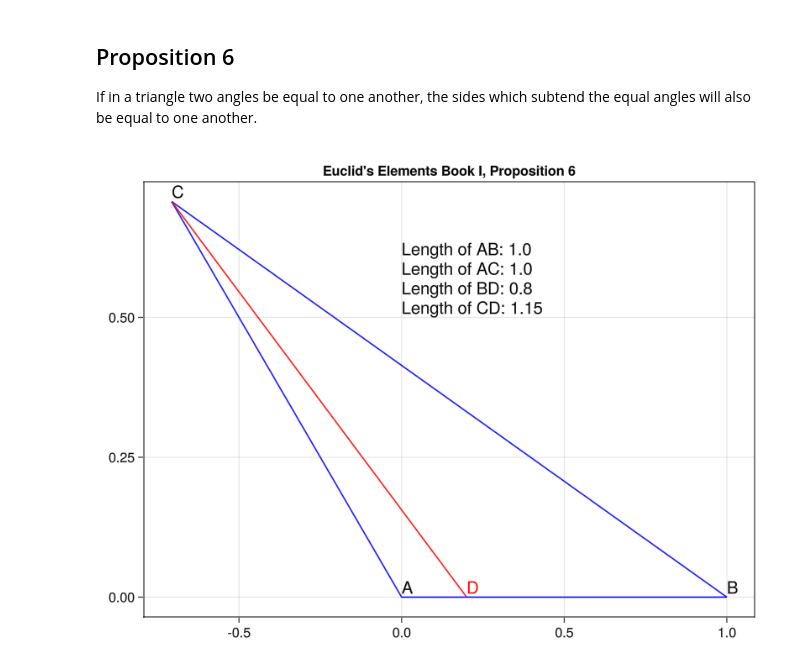
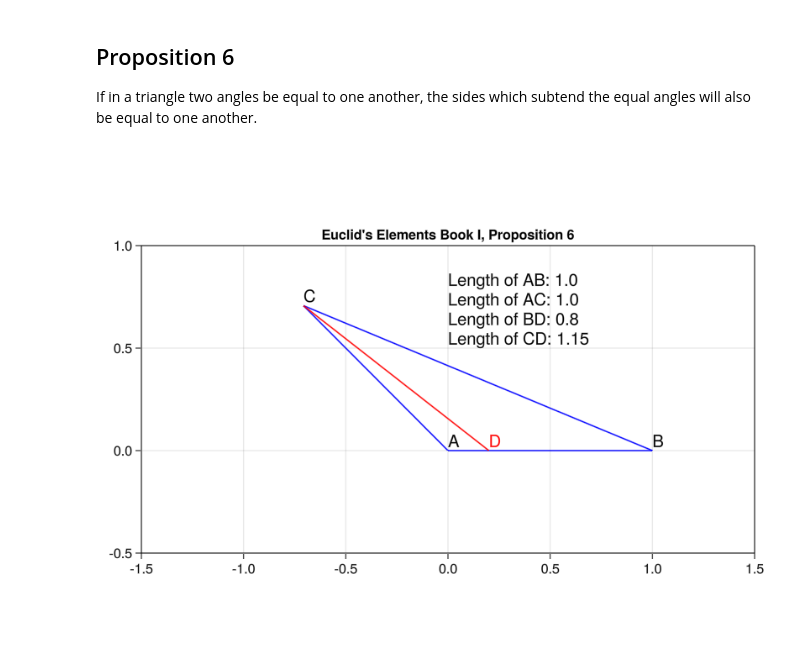
Before and after one commit to derekshoneycutt/euclid-elements-julia, a Jupyter notebook: Book 1/Prop 6.ipynb, the cells around one changed output. Drawn from its saved outputs; the diff is of its cells as text; code cells hidden in the pictures.

```diff
--- a/Book 1/Prop 6.ipynb
+++ b/Book 1/Prop 6.ipynb
@@ -21,32 +21,34 @@ B = @lift(Point2f($len_AB,0))
 C_0 = Point2f([cos(∠BAC_0), sin(∠BAC_0)]*len_AB_0)
 C = @lift(Point2f([cos($∠BAC), sin($∠BAC)]*$len_AB))
 
 # BD = AC is a contradiction due to the sides
 D = @lift(continue_line($A, $B, -0.8))
 
 #setup the chart space...
 f = Figure()
-ax = Axis(f[1,1], title="Euclid's Elements Book I, Proposition 6")
+ax = Axis(f[1,1], aspect=DataAspect(), title="Euclid's Elements Book I, Proposition 6")
+xlims!(ax, -1.5,1.5)
+ylims!(ax, -0.5,1)
 
 # Draw the lines
 lines!(@lift([$A,$B]), color=:blue)
 lines!(@lift([$A,$C]), color=:blue)
 lines!(@lift([$B,$C]), color=:blue)
 lines!(@lift([$C,$D]), color=:red)
 
 #Now draw the point labels
 Apoint = text!(A, text="A")
 Bpoint = text!(B, text="B")
 Cpoint = text!(C, text="C")
 Dpoint = text!(D, text="D", color=:red)
 
 text!(Point2f(0, 0.5),
         text="Length of AB: "*string(round(norm(A[]-B[]),digits=2))*
              "\nLength of AC: "*string(round(norm(A[]-C[]),digits=2))*
              "\nLength of BD: "*string(round(norm(B[]-D[]),digits=2))*
              "\nLength of CD: "*string(round(norm(C[]-D[]),digits=2)))
 
 #Draw and show the chart :)
 current_figure()
 # %% [output]
-[figure, old version]
+[figure, new version]
```
Also changed, not shown: 3 other files.
